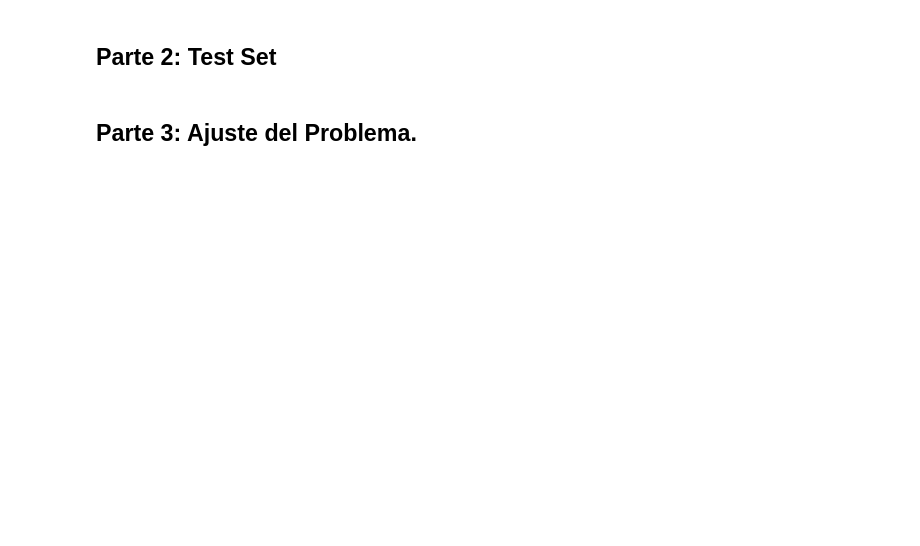
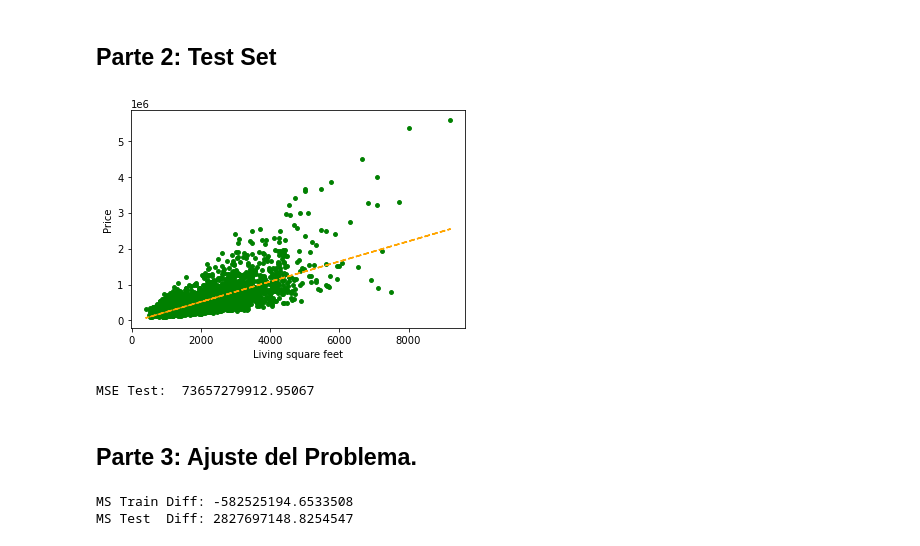
Before and after one commit to agomezs/programa-ia, a Jupyter notebook: S1-RegresionLinealSimple/7-Practica-Semana-1.ipynb, the cells around one changed output. Cells and saved outputs as stored; diff of their text form; code cells hidden in the pictures; blank space fills up the shorter version.

```diff
--- a/S1-RegresionLinealSimple/7-Practica-Semana-1.ipynb
+++ b/S1-RegresionLinealSimple/7-Practica-Semana-1.ipynb
@@ -74,15 +124,32 @@ plt.show()
 # 7 [COMPLETE] (1pt)
 # Aplique el modelo generado (en el paso #4) sobre el test set.
 # Aqui debe generar la prediccion sobre el test set usando el modelo ya generado.
+# y_prima_test = modelo.predecir(...)
 
-# y_prima_test = modelo.predecir(...)
+x_test = sqr_test.to_numpy().reshape(-1, 1)
+
+y_prima_test = model.predict(x_test)
 # %%
 # 8 [COMPLETE] (2pt)
 # despliegue con Matplotlib el test set y el modelo (funcion de regresion) sobre
 # los datos. Aplique el color naranja a la linea de regresion.
+plt.scatter(sqr_test, price_test, marker = ".", s = 60, c = "green")
+plt.xlabel('Living square feet')
+plt.ylabel('Price')
+
+plt.plot(sqr_test, y_prima_test, 'r--', c = "orange")
+
+plt.show()
+# %% [output]
+[figure, added]
 # %%
 # 9 [COMPLETE] (1pt)
 # calcule el MSE del test set
+y_test = price_test.to_numpy().reshape(-1, 1)
+mse_test = mean_squared_error(y_test, y_prima_test)
+print("MSE Test: ", mse_test)
+# %% [output]
+MSE Test:  73657279912.95067
 # %% [markdown]
 ## Parte 3: Ajuste del Problema.
 # %%
@@ -103,3 +170,14 @@ plt.show()
 # MSE_train_adj
 # MSE_test
 # MSE_test_adj
+
+MSE_train = 66319347784.51793
+MSE_train_adj = 66901872979.17128
+MSE_test = 76484977061.77612
+MSE_test_adj = 73657279912.95067
+
+print('MS Train Diff:', MSE_train - MSE_train_adj)
+print('MS Test  Diff:', MSE_test - MSE_test_adj)
+# %% [output]
+MS Train Diff: -582525194.6533508
+MS Test  Diff: 2827697148.8254547
```
Also changed, not shown: parts of 9 cells of this notebook, 2 other files.
